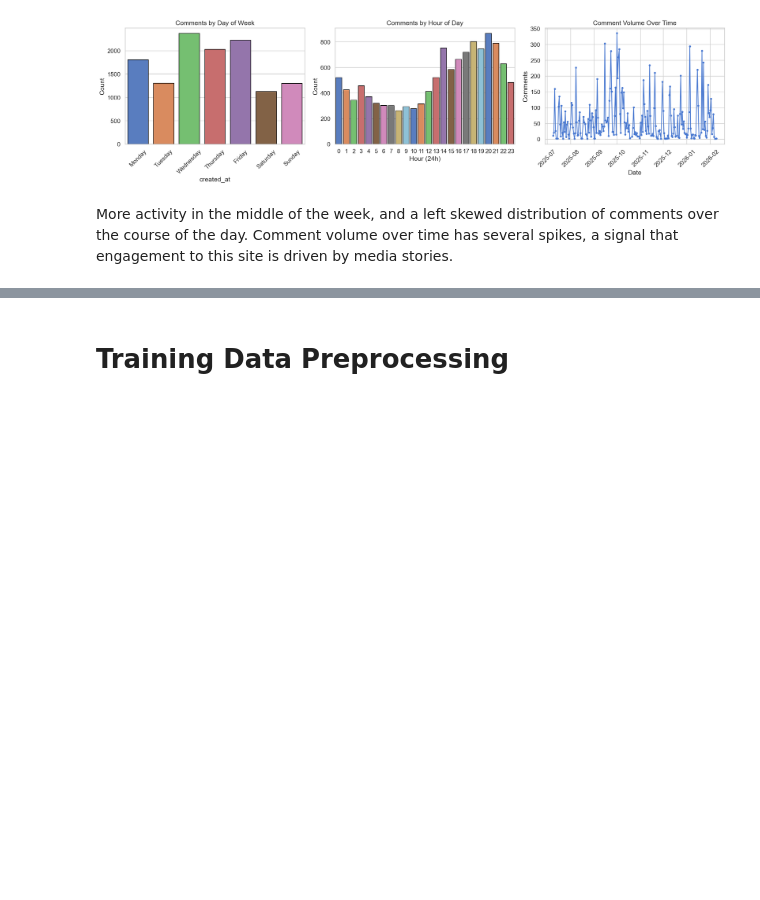
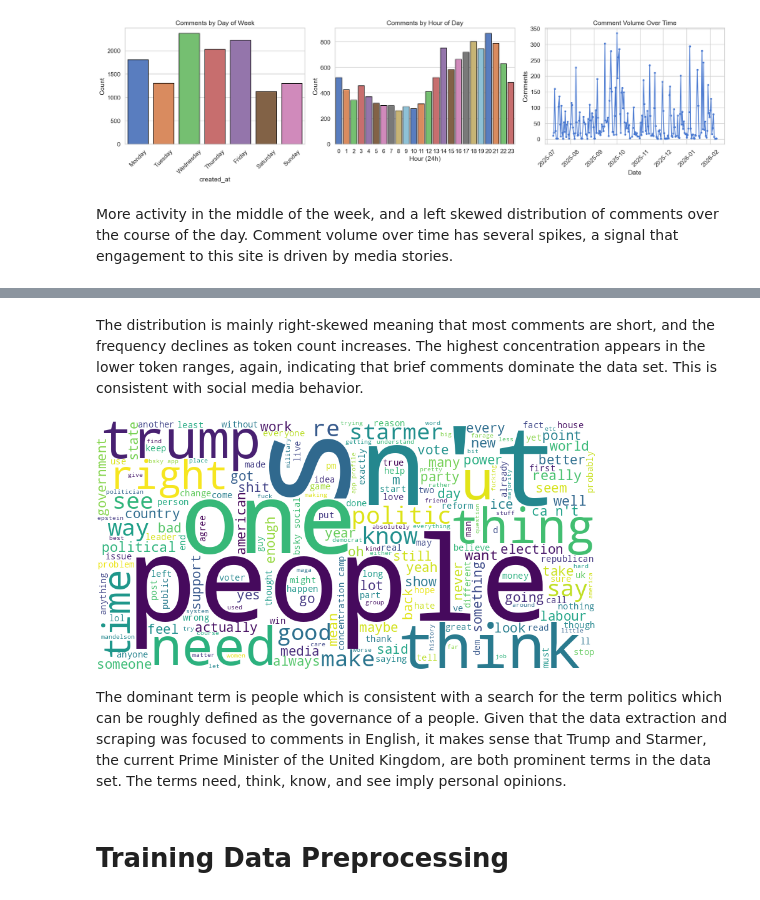
Before and after one commit to aprilchia/ADS-509_LLM, a Jupyter notebook: main_notebook.ipynb, the cells around one changed output, grey strips where cells are left out. Drawn from its saved outputs; the diff is of its cells as text; code cells hidden in the pictures; blank space fills up the shorter version.

```diff
--- a/main_notebook.ipynb
+++ b/main_notebook.ipynb
@@ -105,3 +462,11 @@ More activity in the middle of the week, and a left skewed distribution of comme
+# %% [markdown]
+The distribution is mainly right-skewed meaning that most comments are short, and the frequency declines as token count increases. The highest concentration appears in the lower token ranges, again, indicating that brief comments dominate the data set. This is consistent with social media behavior.
+# %%
+Image(filename="eda_logs/Bluesky/bluesky_word_cloud.png", width=500)
+# %% [output]
+[figure, added]
+# %% [markdown]
+The dominant term is people which is consistent with a search for the term politics which can be roughly defined as the governance of a people. Given that the data extraction and scraping was focused to comments in English, it makes sense that Trump and Starmer, the current Prime Minister of the United Kingdom, are both prominent terms in the data set. The terms need, think, know, and see imply personal opinions.
 # %% [markdown]
 # Training Data Preprocessing
 # %% [markdown]
```
Also changed, not shown: parts of 5 cells of this notebook.
